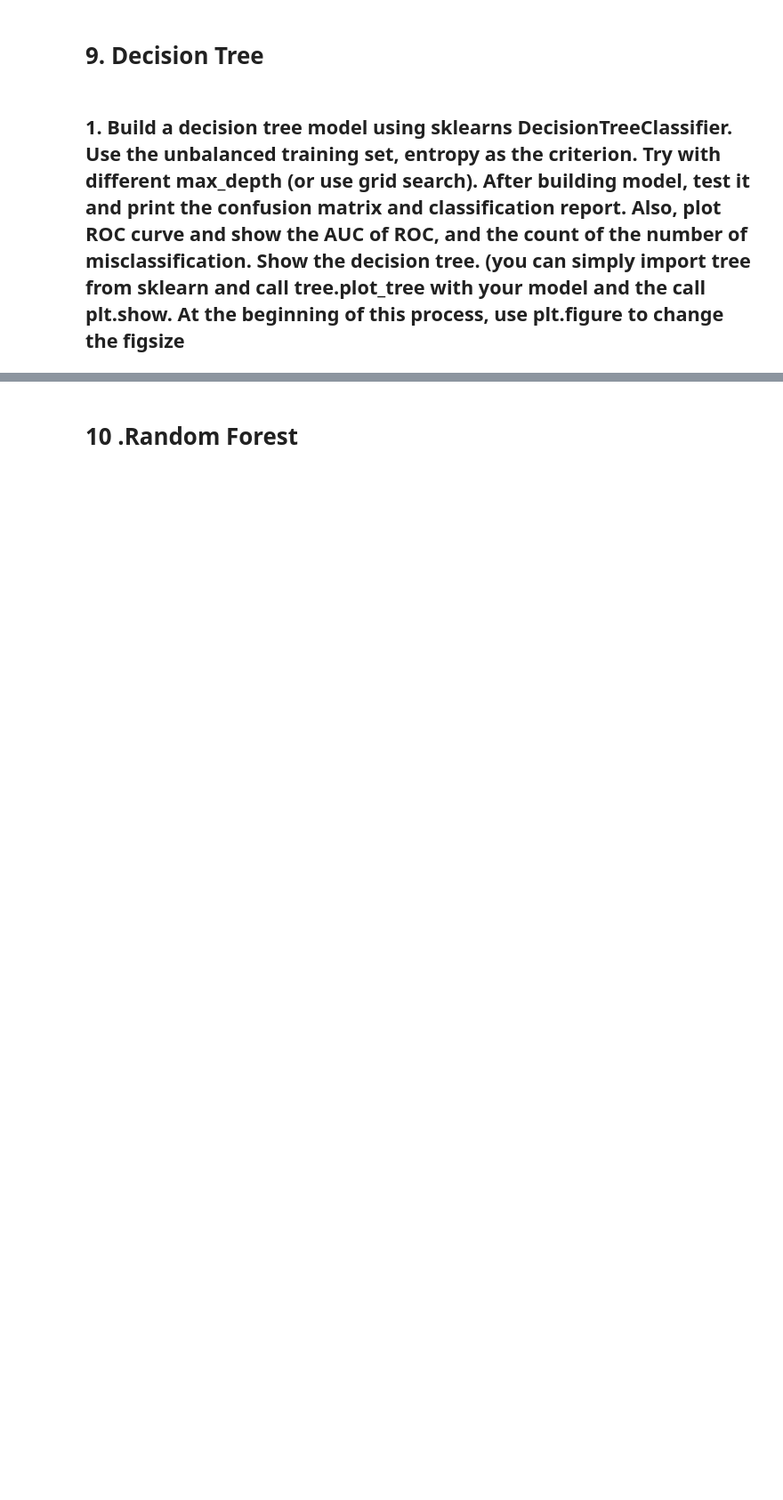
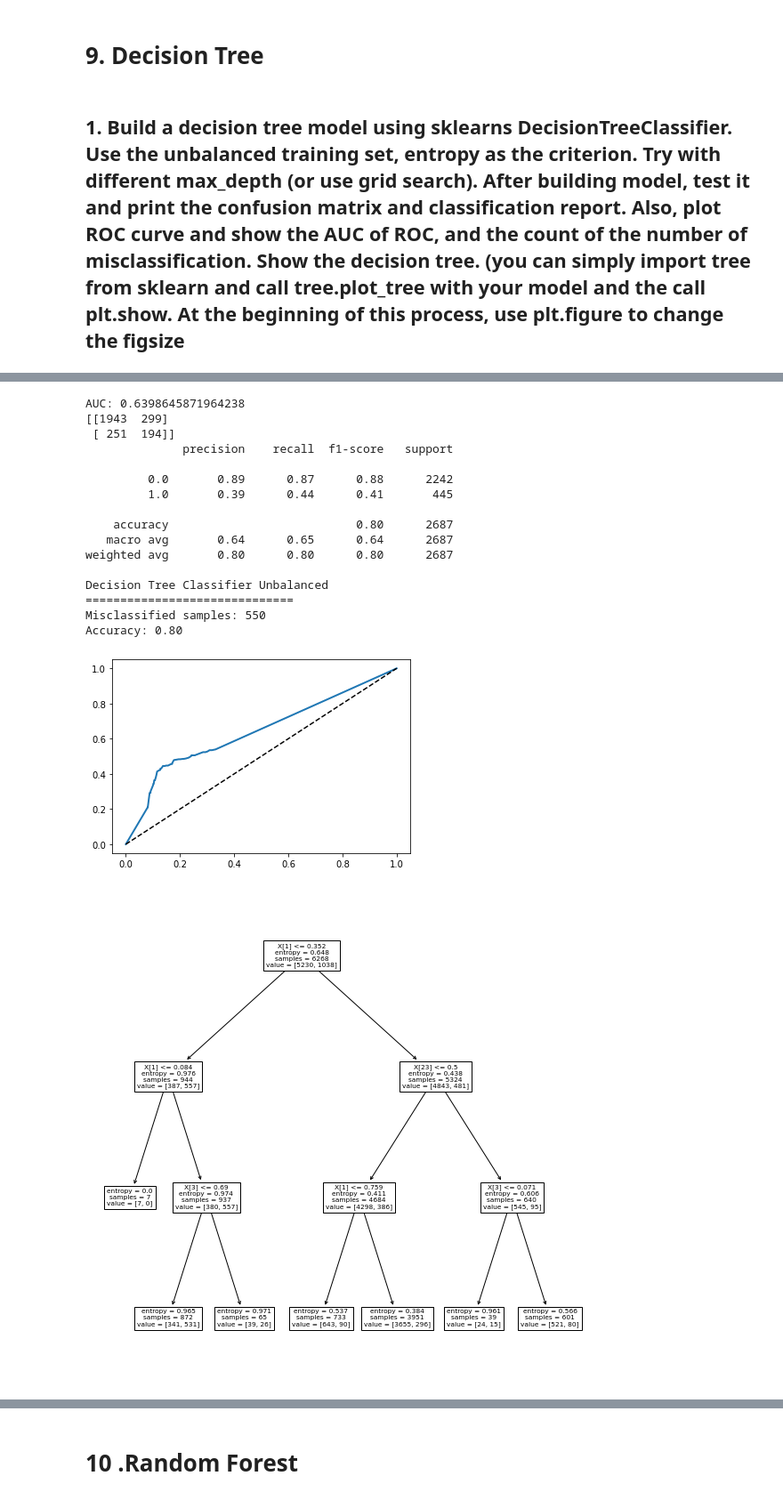
Before and after one commit to jmazor/Machine-A3, a Jupyter notebook: Mazor-A3.ipynb, the cells around one changed output, grey strips where cells are left out. Shown at 89% size. Saved outputs shown, nothing was run; the diff lists cells and outputs as text; code cells hidden in the pictures; blank space fills up the shorter version.

```diff
--- a/Mazor-A3.ipynb
+++ b/Mazor-A3.ipynb
@@ -933,0 +1031,15 @@ Fitting 30 folds for each of 499 candidates, totalling 14970 fits
+# %%
+from sklearn.tree import DecisionTreeClassifier
+dtc_params = {
+    "criterion": ["entropy"],
+    "max_depth": range(1, 33)
+}
+
+dtc = DecisionTreeClassifier()
+#grid search
+cv = RepeatedStratifiedKFold(n_splits=10, n_repeats=3)
+dtc_grid_search = GridSearchCV(estimator=dtc, param_grid=dtc_params, n_jobs=-1, cv=cv, refit=True, verbose =3)
+dtc_grid_results = dtc_grid_search.fit(X_train, y_train)
+
+
+print(dtc_grid_results.best_params_)
@@ -933,0 +1053,43 @@ Fitting 30 folds for each of 499 candidates, totalling 14970 fits
+# %%
+y_dtc_pred_prob = dtc_grid_results.predict_proba(X_test)
+y_dtc_pred = dtc_grid_results.predict(X_test)
+y_dtc_scores = y_dtc_pred_prob[:,1]
+fpr, tpr, thresholds = roc_curve(y_test, y_dtc_scores)
+plot_roc_curve(fpr, tpr)
+print("AUC: " + str(roc_auc_score(y_test, y_dtc_scores)))
+
+print(confusion_matrix(y_test, y_dtc_pred))
+print(classification_report(y_test, y_dtc_pred))
+
+# how did our model perform?
+count_misclassified = (y_test != y_dtc_pred).sum()
+
+print("Decision Tree Classifier Unbalanced")
+print("=" * 30)
+print('Misclassified samples: {}'.format(count_misclassified))
+accuracy = accuracy_score(y_test, y_dtc_pred)
+print('Accuracy: {:.2f}'.format(accuracy))
+dtc = DecisionTreeClassifier(criterion = "entropy", max_depth=3)
+dtc.fit(X_train_unbalanced, y_train_unbalanced)
+plt.figure(figsize=(10,10))
+plot_tree(dtc)
+plt.show()
+# %% [output]
+AUC: 0.6398645871964238
+[[1943  299]
+ [ 251  194]]
+              precision    recall  f1-score   support
+
+         0.0       0.89      0.87      0.88      2242
+         1.0       0.39      0.44      0.41       445
+
+    accuracy                           0.80      2687
+   macro avg       0.64      0.65      0.64      2687
+weighted avg       0.80      0.80      0.80      2687
+
+Decision Tree Classifier Unbalanced
+==============================
+Misclassified samples: 550
+Accuracy: 0.80
+[figure, added]
+[figure, added]
```
Also changed, not shown: parts of 37 cells of this notebook.
